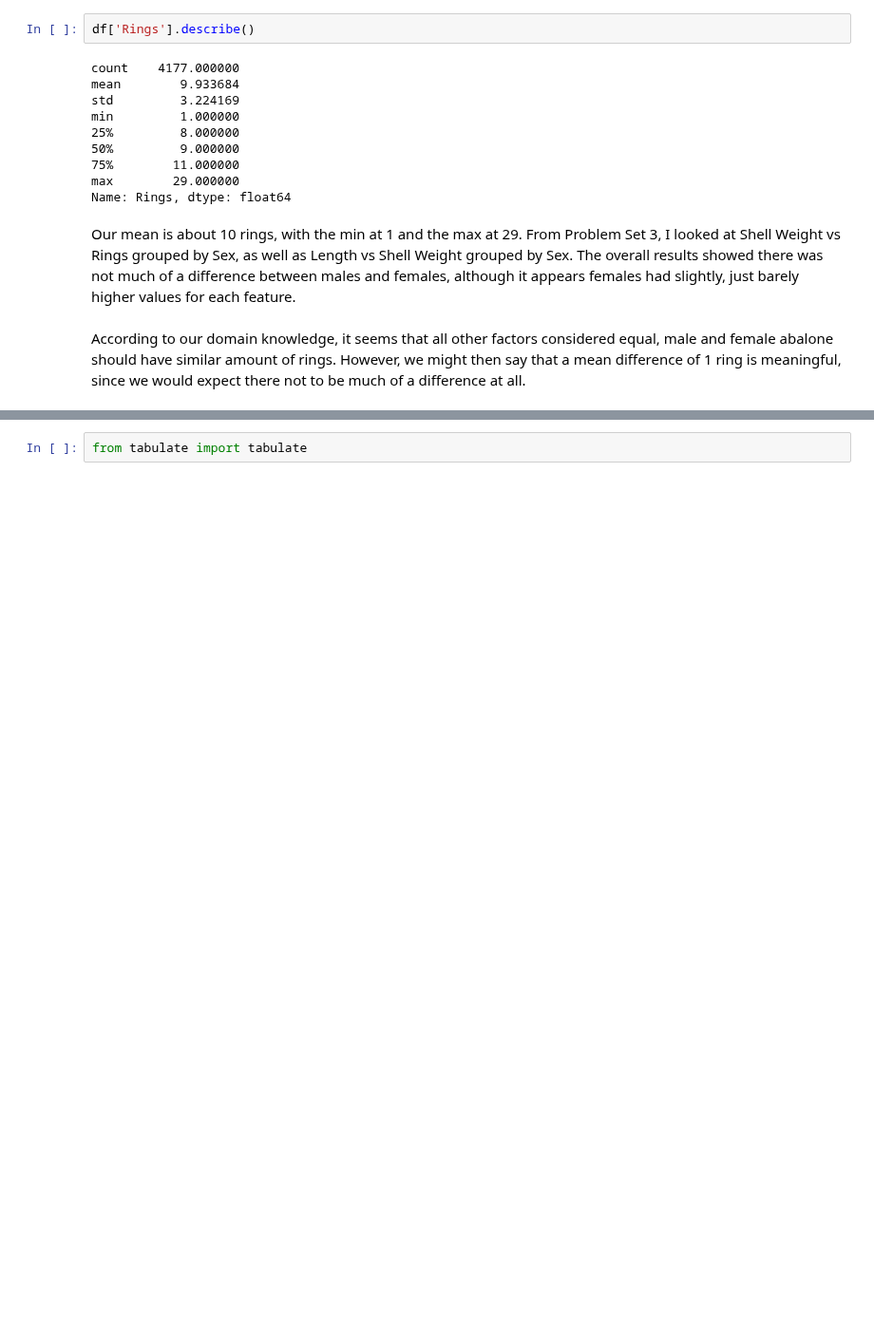
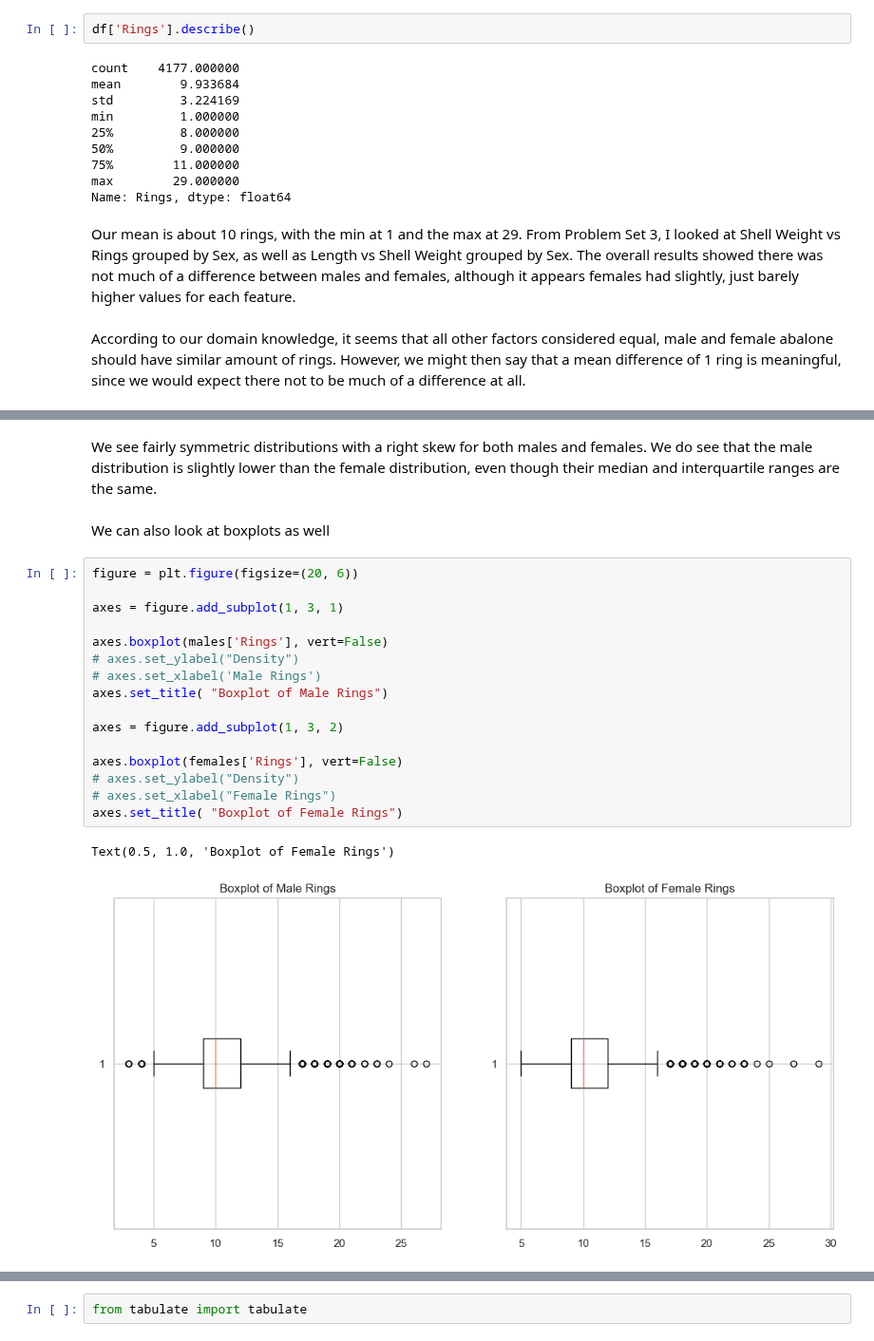
Before and after one commit to ansaridan/jhu-data-engineering-team-5, a Jupyter notebook: Problem_Set_4/Jhirsc21.ipynb, the cells around one changed output, grey strips where cells are left out. Shown at 95% size. Saved outputs shown, nothing was run; the diff lists cells and outputs as text; blank space fills up the shorter version.

```diff
--- a/Problem_Set_4/Jhirsc21.ipynb
+++ b/Problem_Set_4/Jhirsc21.ipynb
@@ -503,0 +546,23 @@ We can look at the mean ring counts by males and females and with our domain kno
+# %% [markdown]
+We see fairly symmetric distributions with a right skew for both males and females. We do see that the male distribution is slightly lower than the female distribution, even though their median and interquartile ranges are the same.
+# %% [markdown]
+We can also look at boxplots as well
+# %%
+figure = plt.figure(figsize=(20, 6))
+
+axes = figure.add_subplot(1, 3, 1)
+
+axes.boxplot(males['Rings'], vert=False)
+# axes.set_ylabel("Density")
+# axes.set_xlabel('Male Rings')
+axes.set_title( "Boxplot of Male Rings")
+
+axes = figure.add_subplot(1, 3, 2)
+
+axes.boxplot(females['Rings'], vert=False)
+# axes.set_ylabel("Density")
+# axes.set_xlabel("Female Rings")
+axes.set_title( "Boxplot of Female Rings")
+# %% [output]
+Text(0.5, 1.0, 'Boxplot of Female Rings')
+[figure, added]
```
Also changed, not shown: parts of 16 cells of this notebook.
